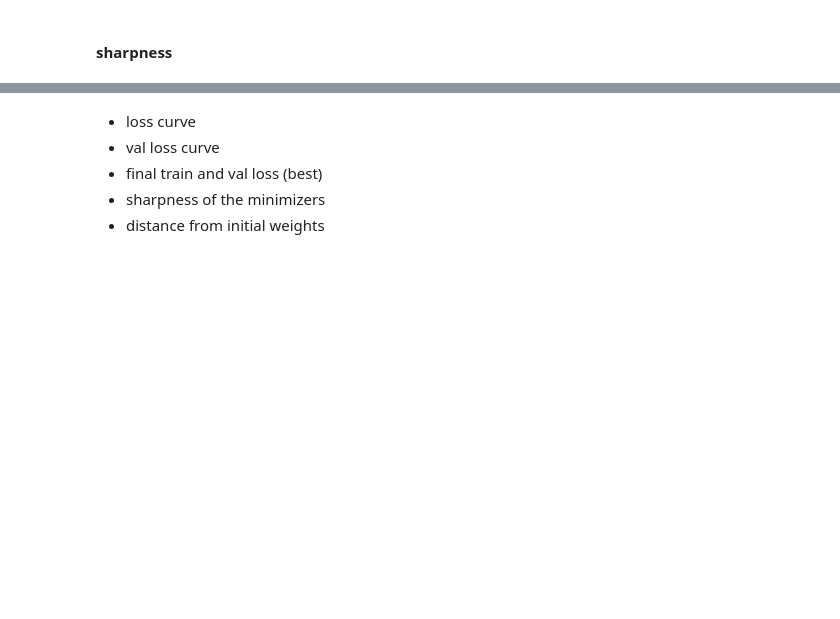
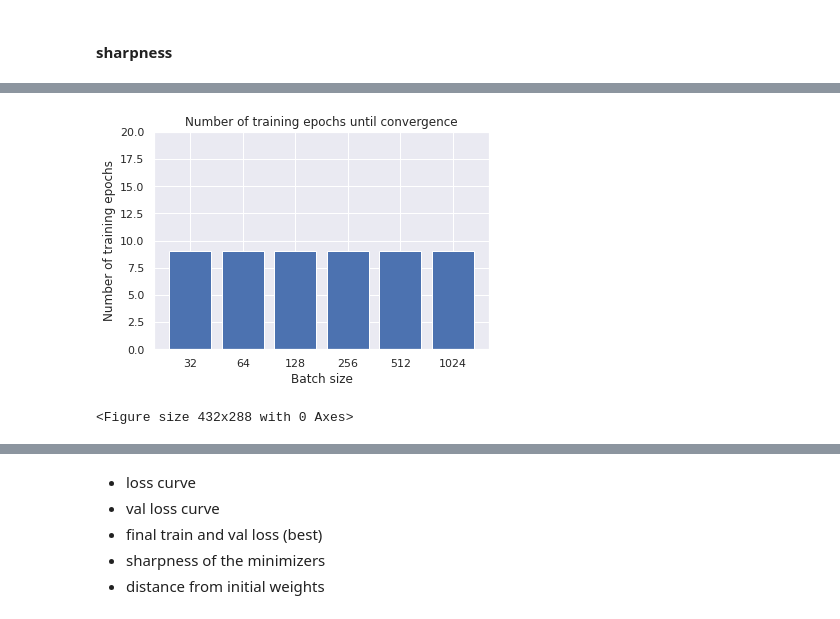
Before and after one commit to Alexanderstaehle/OM_project, a Jupyter notebook: experiments_tf.ipynb, the cells around one changed output, grey strips where cells are left out. Saved outputs shown, nothing was run; the diff lists cells and outputs as text; code cells hidden in the pictures; blank space fills up the shorter version.

```diff
--- a/experiments_tf.ipynb
+++ b/experiments_tf.ipynb
@@ -212,0 +368,11 @@ sharpnesses
+# %%
+rects = plt.bar(x=range(len(batch_sizes)), height=convergence_epochs, tick_label=batch_sizes)
+plt.xlabel('Batch size')
+plt.ylabel('Number of training epochs')
+plt.ylim(0, 20)
+plt.title('Number of training epochs until convergence')
+plt.show()
+plt.savefig('graphs/num_training_epochs_by_batch_size')
+# %% [output]
+[figure, added]
+<Figure size 432x288 with 0 Axes>
```
Also changed, not shown: parts of 28 cells of this notebook.
